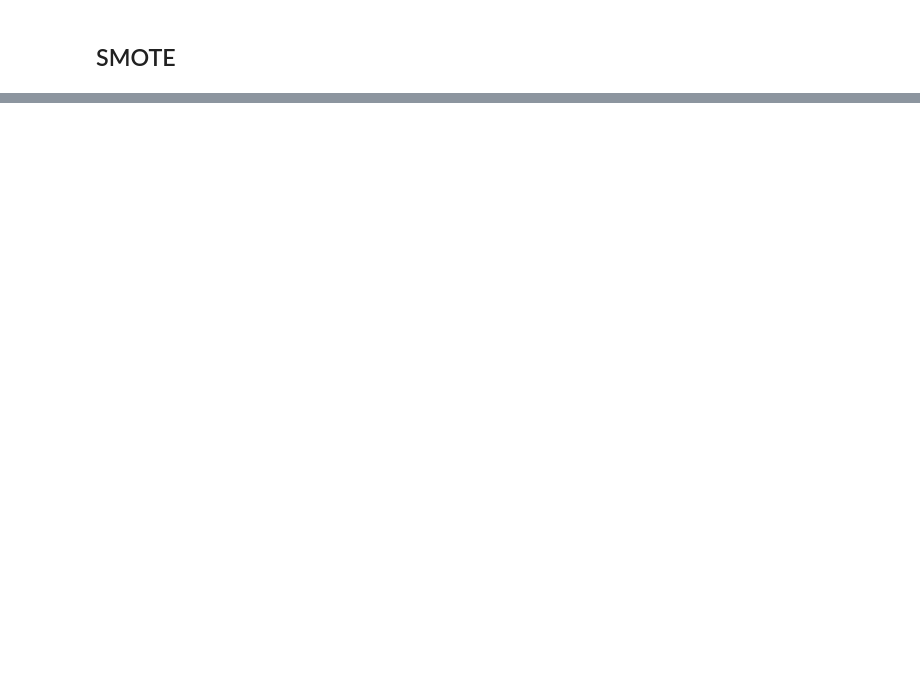
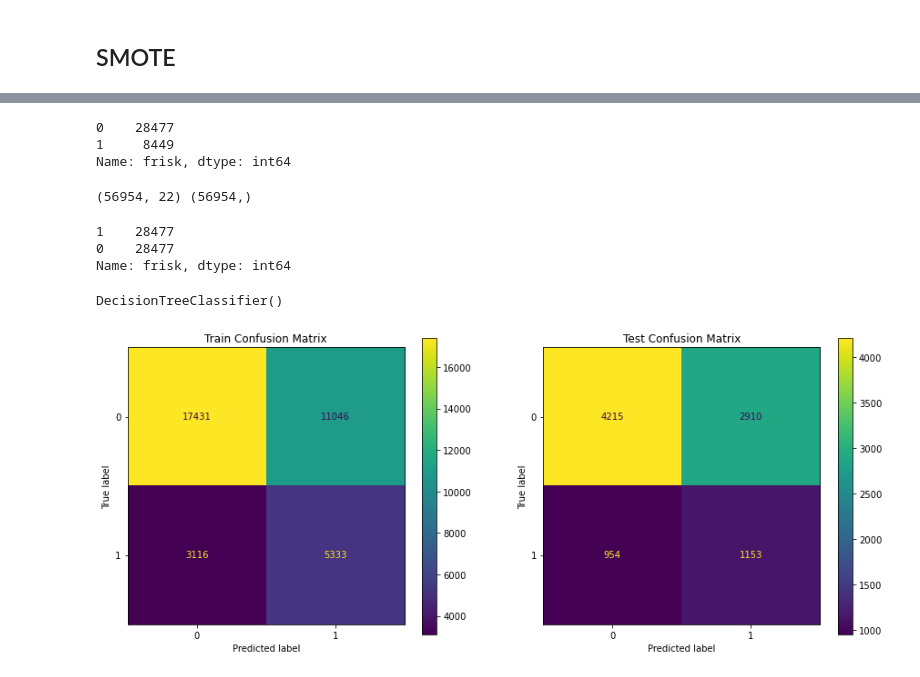
Before and after one commit to letruong711/Terry_Stop_Frisk, a Jupyter notebook: Modeling.ipynb, the cells around one changed output, grey strips where cells are left out. Saved outputs shown, nothing was run; the diff lists cells and outputs as text; code cells hidden in the pictures; blank space fills up the shorter version.

Commit message:
Added some visualizations

```diff
--- a/Modeling.ipynb
+++ b/Modeling.ipynb
@@ -452,0 +426,24 @@ ModuleNotFoundError: No module named 'imblearn'
+# %%
+y_train.value_counts()
+# %% [output]
+0    28477
+1     8449
+Name: frisk, dtype: int64
+# %%
+oversample = SMOTE()
+
+X_train_smote, y_train_smote = oversample.fit_resample(X_train_all, y_train)
+print(X_train_smote.shape, y_train_smote.shape)
+# %% [output]
+(56954, 22) (56954,)
+# %%
+y_train_smote.value_counts()
+# %% [output]
+1    28477
+0    28477
+Name: frisk, dtype: int64
+# %%
+model = DecisionTreeClassifier()
+model.fit(X_train_smote,y_train_smote)
+# %% [output]
+DecisionTreeClassifier()
@@ -452,0 +455,11 @@ ModuleNotFoundError: No module named 'imblearn'
+# %%
+fig, ax = plt.subplots(nrows=1, ncols=2, figsize=(15, 6))
+
+plot_confusion_matrix(model, X_train_all, y_train, ax=ax[0])
+plot_confusion_matrix(model, X_test_all, y_test, ax=ax[1])
+ax[0].grid(False)
+ax[1].grid(False)
+ax[0].title.set_text('Train Confusion Matrix')
+ax[1].title.set_text('Test Confusion Matrix')
+# %% [output]
+[figure, added]
```
Also changed, not shown: parts of 13 cells of this notebook.
